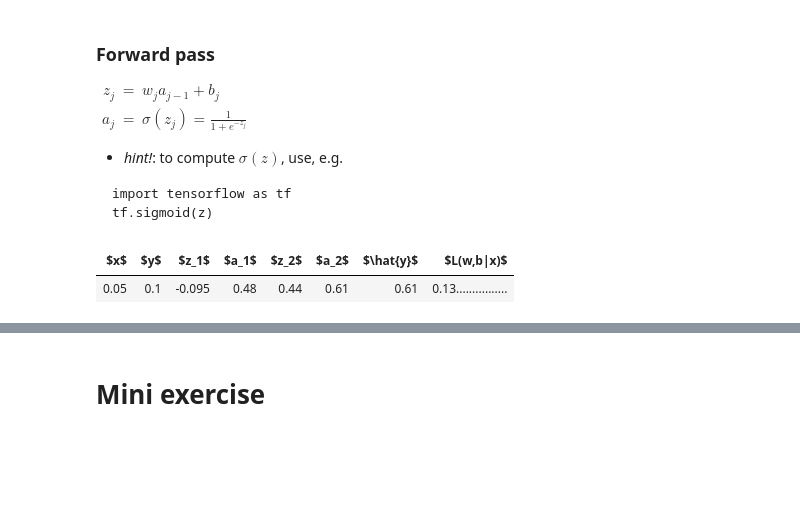
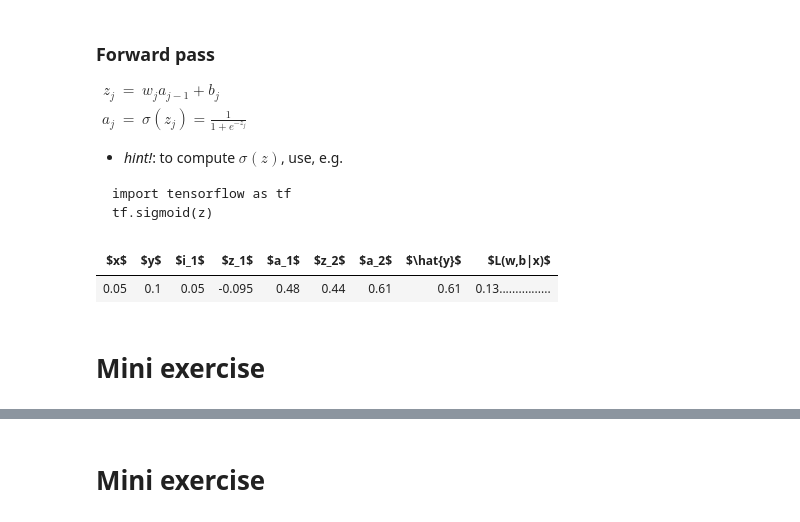
Before and after one commit to NBISweden/workshop-neural-nets-and-deep-learning, a Jupyter notebook: session_annBuildingBlocks/session_annBuildingBlocks_3.ipynb, the cells around one changed output, grey strips where cells are left out. Cells and saved outputs as stored; diff of their text form; code cells hidden in the pictures; blank space fills up the shorter version.

Commit message:
Fix mini exercise

```diff
--- a/session_annBuildingBlocks/session_annBuildingBlocks_3.ipynb
+++ b/session_annBuildingBlocks/session_annBuildingBlocks_3.ipynb
@@ -261,6 +281,7 @@ tab = pd.DataFrame(
     {
         "x" : [format(x, ".2g")],
         "y" : [format(y, ".2g")],
+        "i1" : [""],
         "z1" : [""],
         "a1" : [""],
         "z2" : [""],
@@ -274,6 +295,7 @@ tab = pd.DataFrame(
 colNames = {
         "x" : r"$x$",
         "y" : r"$y$",
+        "i1" : r"$i_1$",
         "z1" : r"$z_1$",
         "a1" : r"$a_1$",
         "z2" : r"$z_2$",
@@ -308,24 +330,27 @@ tf.sigmoid(z)
 # %%
 #from IPython.core.display import display, HTML
 #display(HTML("<style>.rendered_html td { white-space: pre; }</style>"))
 
 tab["z1"] = [format(z1, ".2g")]
+tab["i1"] = [format(x, ".2g")]
 tab["a1"] = [format(a1, ".2g")]
 tab["z2"] = [format(z2, ".2g")]
 tab["a2"] = [format(a2, ".2g")]
 tab["haty"] = [format(a2, ".2g")]
 tab["C"] = [format(C, ".2g").ljust(20, ".")]
 #tab["C"] = tab["C"].str.pad(20, "right")
 #tab.style.set_properties(subset=['C'], **{'width': '1300px'})
 
 pd.DataFrame.rename(tab,columns = colNames).style.hide_index().set_table_styles(styles)
 #pd.DataFrame.rename(tab,columns = colNames).\
 #style.hide_index().\
 #set_table_attributes('style="font-size: 8px"')
 #.style.set_properties(subset=['C'], **{'width-min': '300px'})
 #.applymap(lambda x: str(x).ljust(2000))
 #format(C, ".2g").rjust(6," ")
 #xtab.dtypes
 # %% [output]
-| $x$ | $y$ | $z_1$ | $a_1$ | $z_2$ | $a_2$ | $\hat{y}$ | $L(w,b|x)$ |
-| 0.05 | 0.1 | -0.095 | 0.48 | 0.44 | 0.61 | 0.61 | 0.13................ |
+| $x$ | $y$ | $i_1$ | $z_1$ | $a_1$ | $z_2$ | $a_2$ | $\hat{y}$ | $L(w,b|x)$ |
+| 0.05 | 0.1 | 0.05 | -0.095 | 0.48 | 0.44 | 0.61 | 0.61 | 0.13................ |
+# %% [markdown]
+# Mini exercise
```
Also changed, not shown: parts of 41 cells of this notebook.
